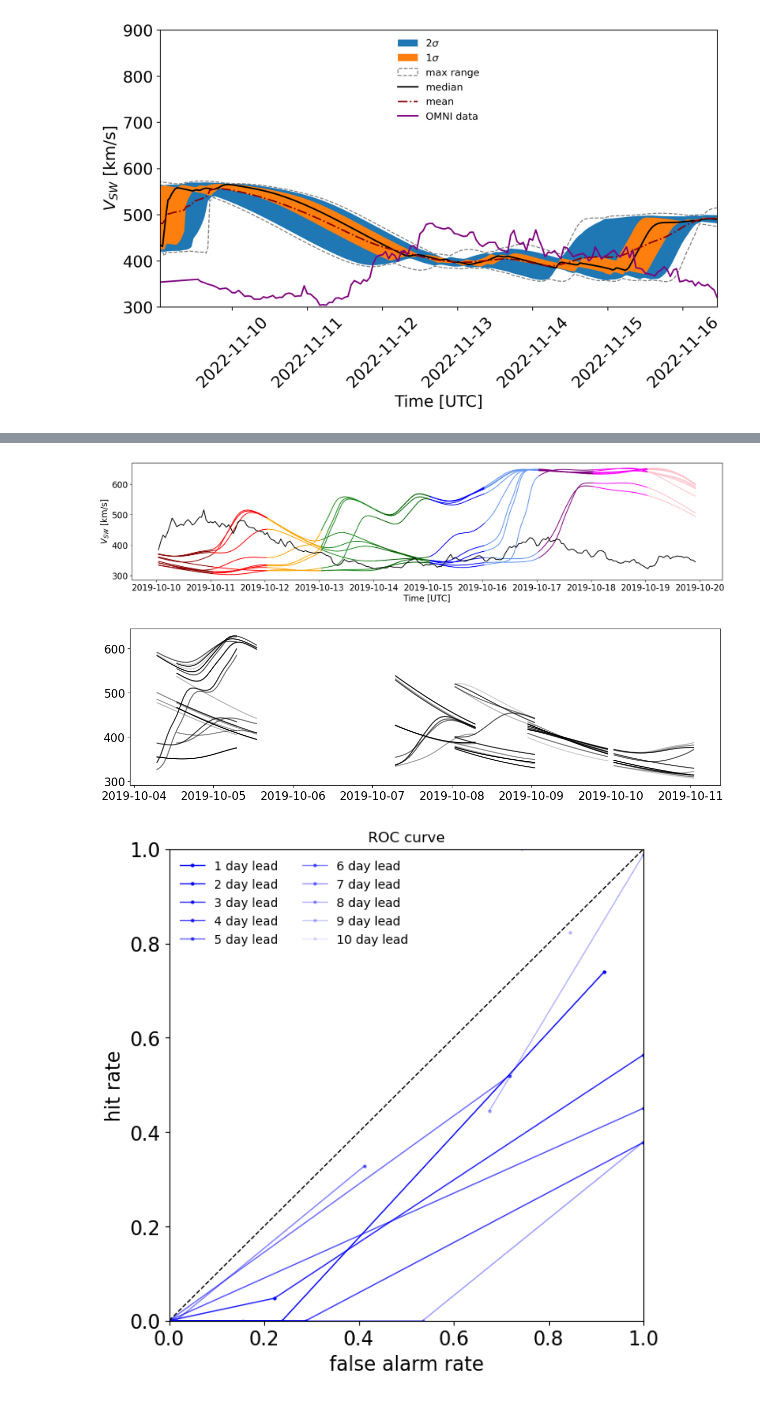
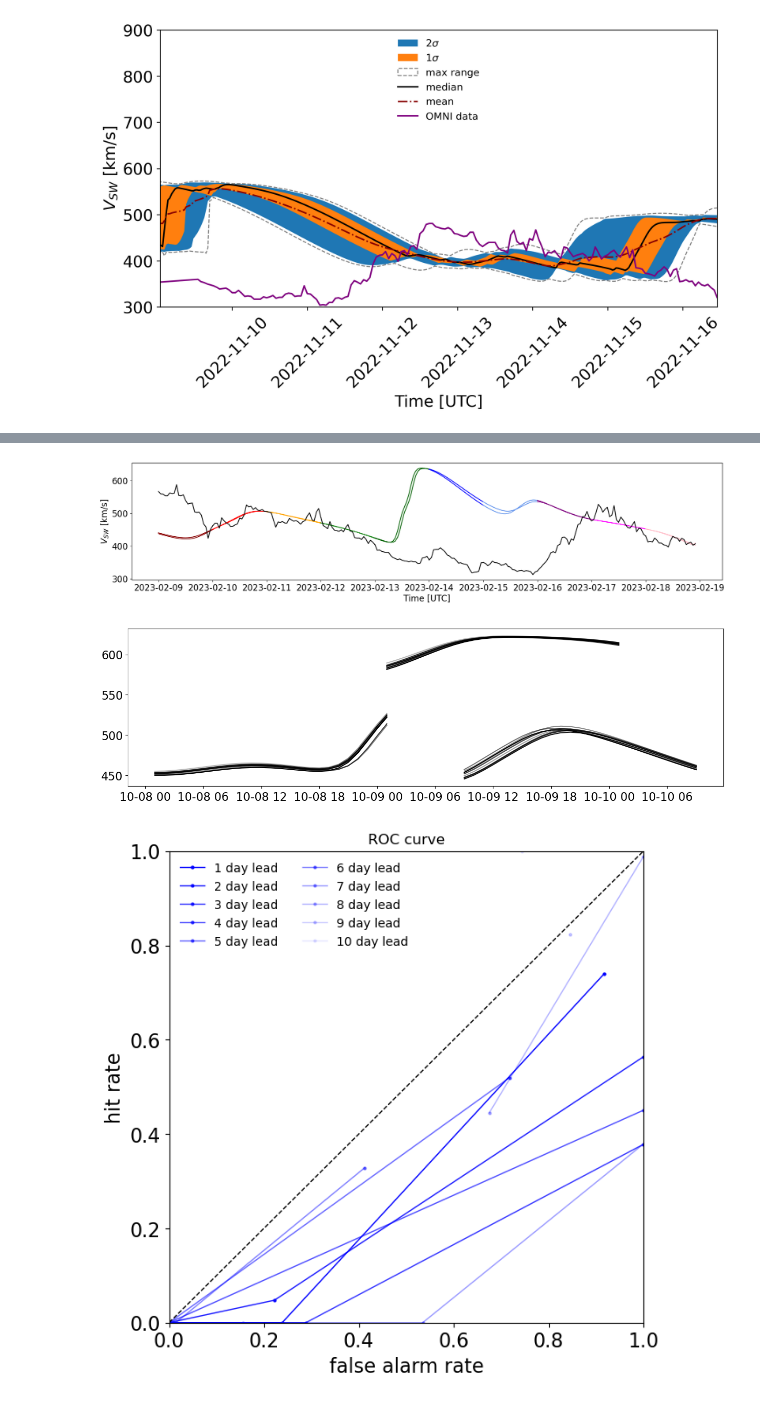
Before and after one commit to NathanielInatimi/WSA_calibration, a Jupyter notebook: code/WSA_calibration_sketch.ipynb, the cells around one changed output, grey strips where cells are left out. Saved outputs shown, nothing was run; the diff lists cells and outputs as text; code cells hidden in the pictures.

Commit message:
updated file reader to be able to handle new WSA file string format

```diff
--- a/code/WSA_calibration_sketch.ipynb
+++ b/code/WSA_calibration_sketch.ipynb
@@ -1112,14 +1052,0 @@ for fname in wsa_fnames:
-# %%
-colors = ['red', 'orange', 'lightgreen', 'darkgreen', 'blue', 'cornflowerblue', 'purple',  'grey']
-
-plt.figure(figsize = (15,4))
-# for i in range(m):
-#     plt.plot(lead_time_dict[f'{i+1}_day_lead'][3], color = colors[i])
-
-for i in range(m):
-    plt.plot(lead_time_dict[f'{i+1}_day_lead'][1], color = colors[i])
-    plt.plot(lead_time_dict[f'{i+1}_day_data'][1], color = 'black')
-
-plt.xlabel('Time [UTC]')
-plt.ylabel(r'$V_{SW}$ [km/s]')
-plt.show()
@@ -1163,7 +1053,7 @@ Text(0, 0.5, 'Brier Score')
 # %%
 # get all WSA files with specified keywords
 directory_path = H._setup_dirs_()['boundary_conditions']
-wsa_file_words = ['wsa_vel'] # keywords to filter for in coronal model file directory
+wsa_file_words = ['wsa_gong'] # keywords to filter for in coronal model file directory
 wsa_fnames = get_files_containing_words(directory_path, wsa_file_words)
 
 dates = []
@@ -1175,8 +1065,12 @@ for filename in wsa_fnames:
     # Define regular expression patterns to extract the date from file string
     pattern = r'21.5rs_(\d{4})(\d{2})(\d{2})(\d{2})'
     pattern2 = r'%2F(\d{4})%2F(\d{1,2})%2F(\d{1,2})%2F'
+    pattern3 = r'gong_(\d{4})(\d{2})(\d{2})(\d{2})'
+
+    # Match patterns for different WSA file string formats
     match = re.search(pattern, filename)
     match2 = re.search(pattern2, filename)
+    match3 = re.search(pattern3, filename)
 
     if match:
         year, month, day, hour = match.groups()
@@ -1188,6 +1082,11 @@ for filename in wsa_fnames:
         date_string = f'{year}-{month}-{day}'
         dates.append(datetime.datetime(int(year), int(month), int(day), int(0)))
         filenames.append(filename)
+    elif match3:
+        year, month, day, hour = match3.groups()
+        date_string = f'{year}-{month}-{day}--{hour}'
+        dates.append(datetime.datetime(int(year), int(month), int(day), int(hour)))
+        filenames.append(filename)
     else:
         print(f"No date found in the string: {filename}")
 
@@ -1198,7 +1097,7 @@ df_filenames = df_filenames.sort_index()
 # %%
 # specify date range of WAS solutions to generate ensembles for
 start_date = datetime.datetime(2019,10,1)
-end_date = datetime.datetime(2019,10,20)
+end_date = datetime.datetime(2023,10,20)
 
 # want only 1 solution per day/as close to daily as possible
 date_range = pd.date_range(start_date, end_date, freq='D')
@@ -1302,8 +1201,8 @@ def split_by_lead_time(params, sigma_longitude, max_lead_time, observed_data, fi
     return lead_time_dict
 # %%
 # specify date range of WAS solutions to generate ensembles for
-start_date = datetime.datetime(2019,10,4)
-end_date = datetime.datetime(2019,10,10)
+start_date = datetime.datetime(2019,10,1)
+end_date = datetime.datetime(2023,10,10)
 
 date_range = pd.date_range(start_date, end_date, freq='D') # want only daily updated ones/as close to daily as possible
 
@@ -1319,13 +1218,14 @@ unique_files = closest_files[~closest_files.index.duplicated(keep='first')]
 # list of WSA filenames within date_range
 fname_list = unique_files['file_string'].to_list()
 
-ensemble_size = 10
-sigma_latitude = 5 # degrees
-sigma_longitude = 0
+ensemble_size = 2
+sigma_latitude = 20 # degrees
+sigma_longitude = 10 # degrees
 forecast_window = 10 * u.day
 r_min = 21.5*u.solRad
 
 max_lead_time = 10 # days
+fname = fname_list[0]
 
 # params formatted as a tuple to feed to ensemble gen function
 params = (fname, ensemble_size, sigma_latitude, forecast_window, r_min)
@@ -1333,27 +1233,29 @@ params = (fname, ensemble_size, sigma_latitude, forecast_window, r_min)
 lead_time_dict = split_by_lead_time(params=params, sigma_longitude=sigma_longitude, max_lead_time=max_lead_time, observed_data=omni_data, filenames=fname_list)
 # %%
 colors = ['darkred', 'red', 'orange', 'forestgreen', 'darkgreen', 'blue', 'cornflowerblue', 'purple', 'magenta', 'pink', 'grey']
-index = 5
+index = 0
+
 plt.figure(figsize = (20,4))
 # for i in range(m):
 #     plt.plot(lead_time_dict[f'{i+1}_day_lead'][3], color = colors[i])
 max_lead_time = 10
 for i in range(max_lead_time):
     plt.plot(lead_time_dict[f'{i+1}_day_lead'][index], color = colors[i])
     plt.plot(lead_time_dict[f'{i+1}_day_data'][index], color = 'black')
 
 plt.xlabel('Time [UTC]')
 plt.ylabel(r'$V_{SW}$ [km/s]')
 plt.show()
 # %% [output]
-[figure, old version]
+[figure, new version]
 # %%
 plt.figure(figsize = (15,4))
 ensemble_size=10
-for df in lead_time_dict['1_day_lead']:
+
+for df in lead_time_dict['8_day_lead']:
     [plt.plot(df[i], color = 'black', alpha = 1-i/11) for i in range(ensemble_size)]
 # %% [output]
-[figure, old version]
+[figure, new version]
 # %%
 BS_list = []
 
```
Also changed, not shown: parts of 6 cells of this notebook, 2 other files.
